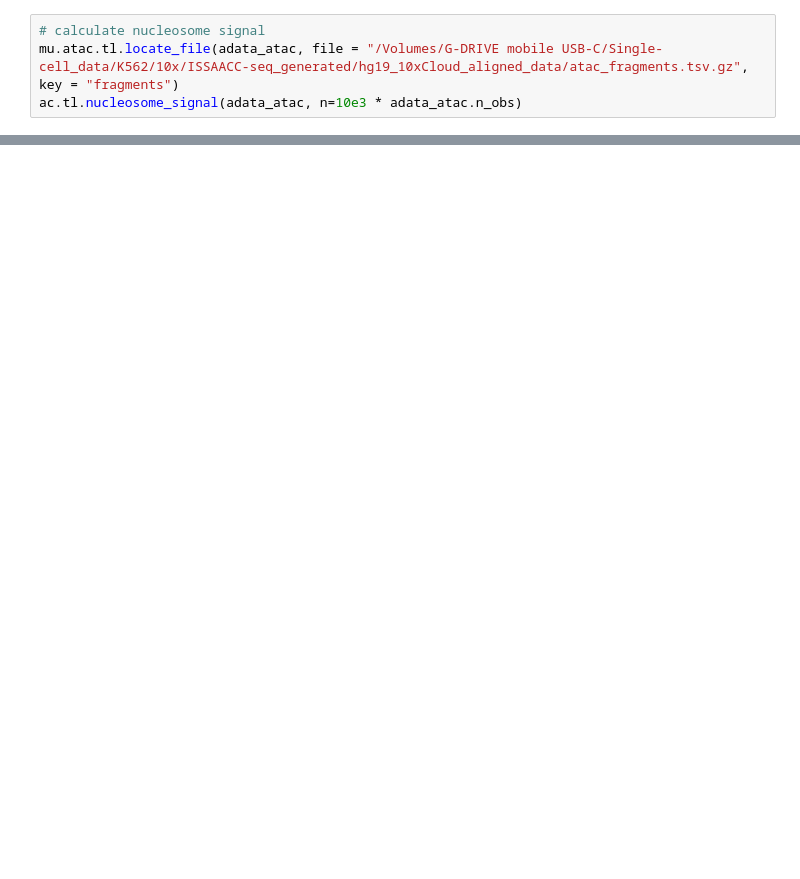
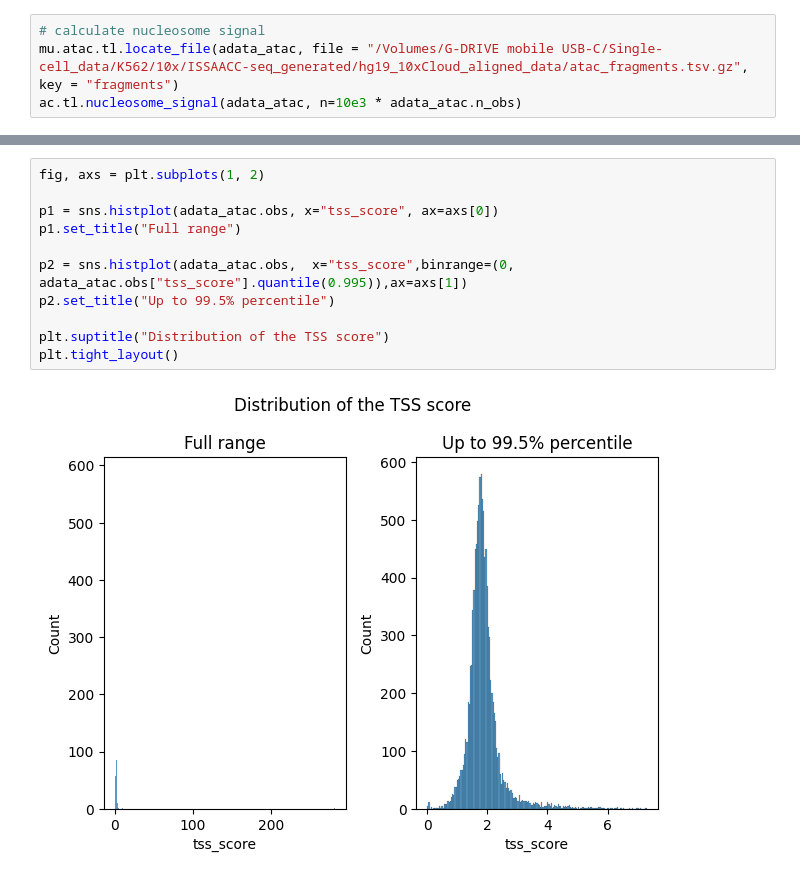
Before and after one commit to CahanLab/EG-CLR, a Jupyter notebook: SingleCellDataAnalysis/K562/10X_multiomics/ISSAAC-seq_generated_10x_k562_analysis.ipynb, the cells around one changed output, grey strips where cells are left out. Saved outputs shown, nothing was run; the diff lists cells and outputs as text; blank space fills up the shorter version.

```diff
--- a/SingleCellDataAnalysis/K562/10X_multiomics/ISSAAC-seq_generated_10x_k562_analysis.ipynb
+++ b/SingleCellDataAnalysis/K562/10X_multiomics/ISSAAC-seq_generated_10x_k562_analysis.ipynb
@@ -142,0 +209,13 @@ tss = ac.tl.tss_enrichment(adata_atac,  n_tss=3000, random_state=666, features =
+# %%
+fig, axs = plt.subplots(1, 2)
+
+p1 = sns.histplot(adata_atac.obs, x="tss_score", ax=axs[0])
+p1.set_title("Full range")
+
+p2 = sns.histplot(adata_atac.obs,  x="tss_score",binrange=(0, adata_atac.obs["tss_score"].quantile(0.995)),ax=axs[1])
+p2.set_title("Up to 99.5% percentile")
+
+plt.suptitle("Distribution of the TSS score")
+plt.tight_layout()
+# %% [output]
+[figure, added]
```
Also changed, not shown: parts of 29 cells of this notebook, 8 other files.
